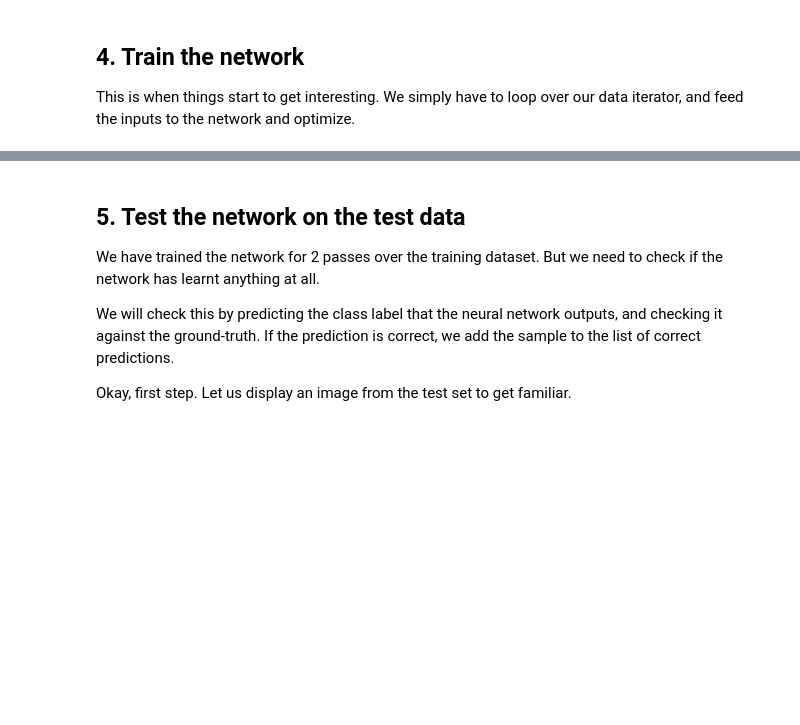
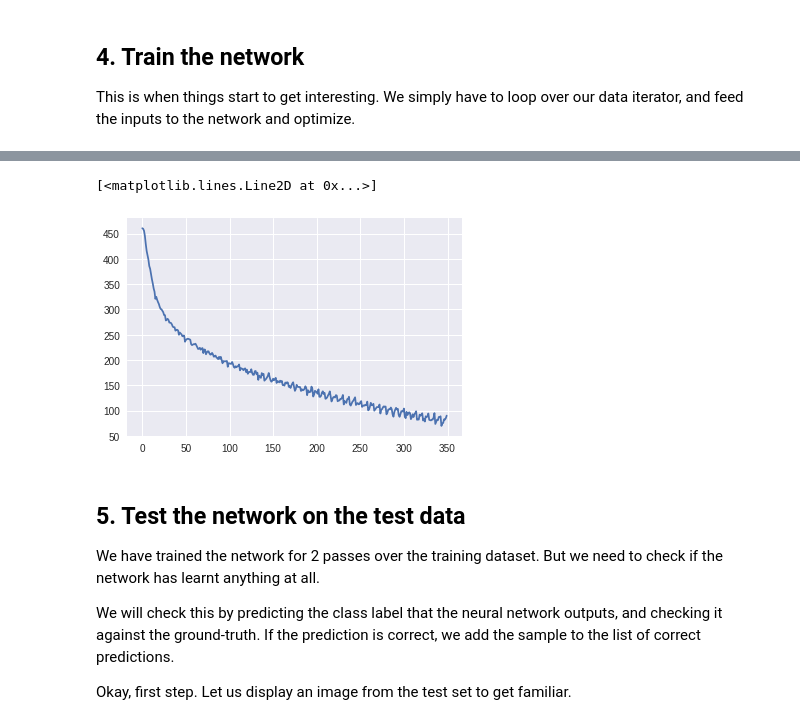
Before and after one commit to fborrasumh/intro, a Jupyter notebook: 8-EarlyStopping/EarlyStopping.ipynb, the cells around one changed output, grey strips where cells are left out. Saved outputs shown, nothing was run; the diff lists cells and outputs as text; code cells hidden in the pictures; blank space fills up the shorter version.

```diff
--- a/8-EarlyStopping/EarlyStopping.ipynb
+++ b/8-EarlyStopping/EarlyStopping.ipynb
@@ -260,3 +269,8 @@ plt.plot(batch_errors)
+# %%
+plt.plot(running_losses)
+# %% [output]
+[<matplotlib.lines.Line2D at 0x...>]
+[figure, added]
 # %% [markdown]
 ## 5. Test the network on the test data
 
```
Also changed, not shown: parts of 2 cells of this notebook.
